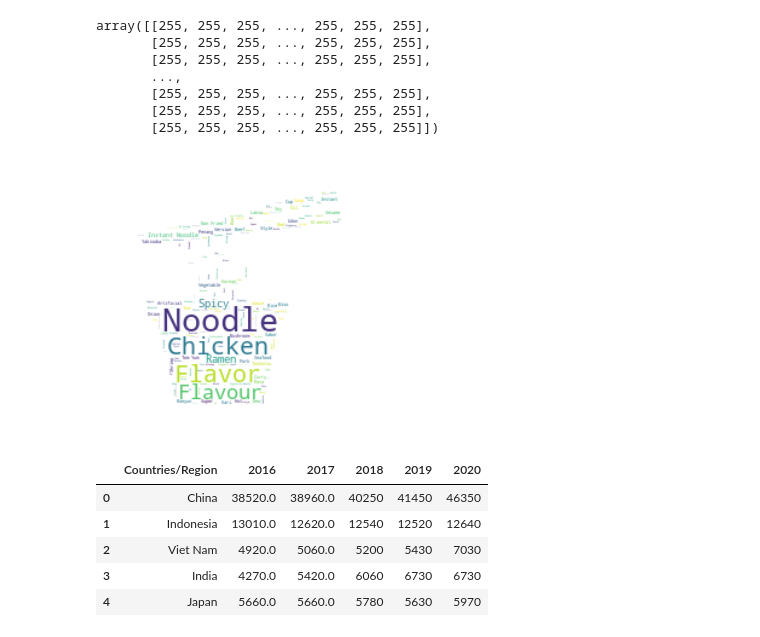
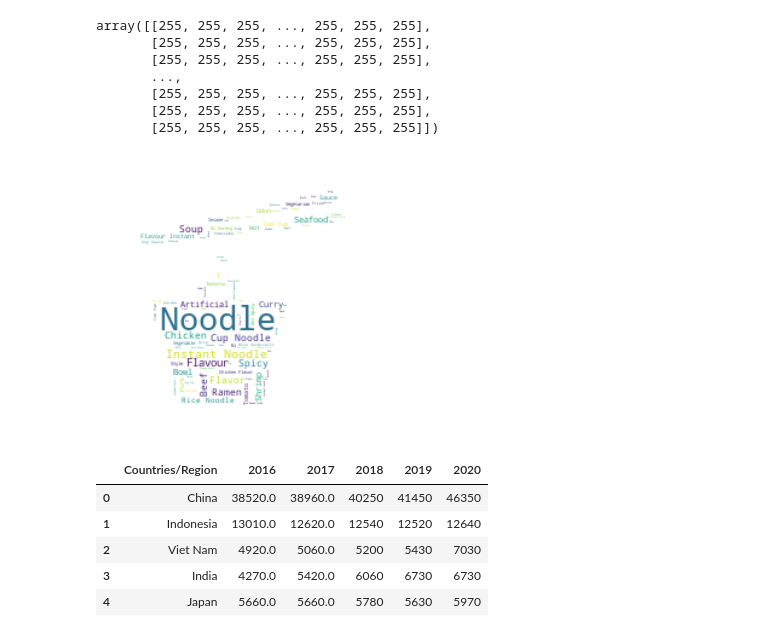
Before and after one commit to Orchhna/data_project, a Jupyter notebook: popular_ramendata.ipynb, the cells around one changed output. Cells and saved outputs as stored; diff of their text form; code cells hidden in the pictures.

```diff
--- a/popular_ramendata.ipynb
+++ b/popular_ramendata.ipynb
@@ -73,6 +73,6 @@ tops[["2015" in x for x in tops["Top Ten"]]]
 | 1234 | 1466 | Mama | Oriental Style Instant Noodles Gr... | Pack | Thailand | 5 | 2015 #8 |
 # %%
 #wordcloud plot
-Text = ramen_rater['Variety'].sample(200)
+Text = ramen_rater['Variety'].sample(600)
 Text.head()
 # %% [output]
@@ -150,6 +148,5 @@ plt.show()
 # %%
-noodle_mask = np.array(Image.open("images (1).png"))
-
+noodle_mask = np.array(Image.open("images (3).png"))
 noodle_mask
 # %% [output]
 array([[0, 0, 0, ..., 0, 0, 0],
@@ -181,18 +178,18 @@ array([[255, 255, 255, ..., 255, 255, 255],
        [255, 255, 255, ..., 255, 255, 255],
        [255, 255, 255, ..., 255, 255, 255]])
 # %%
-wc = WordCloud(background_color="white", max_words=1000, min_font_size= 0.5, max_font_size=50, mask=transformed_noodle_mask, contour_color="red")
+wc = WordCloud(background_color="white", max_words=1000, min_font_size= 2, max_font_size=30, mask=transformed_noodle_mask, contour_color="red")
 
 wc.generate(texts)
 
 wc.to_file("images (1).png")
 
 plt.figure(figsize=[5,5])
 plt.imshow(wc, interpolation= "bilinear")
 plt.axis("off")
 plt.show()
 # %% [output]
-[figure, old version]
+[figure, new version]
 # %%
 # Dataset 2 (Ramen Demands)
 # 56 list of countries and their demands for ramen -> digits are in millions
```
Also changed, not shown: parts of 6 cells of this notebook, 5 other files.
